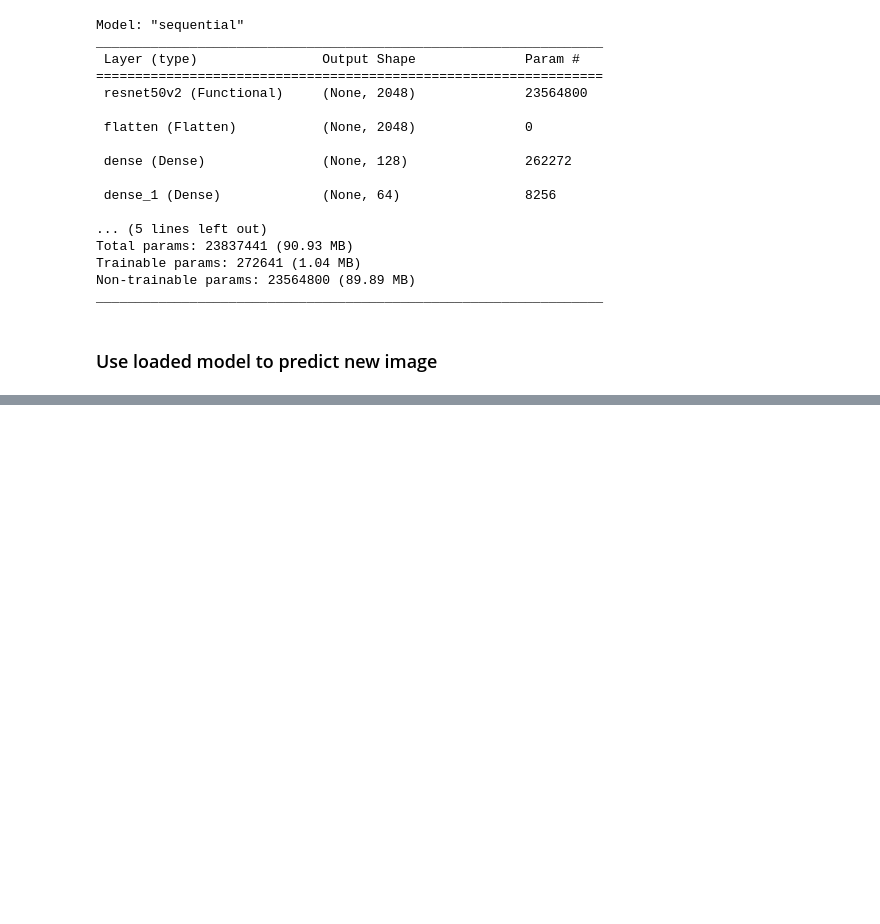
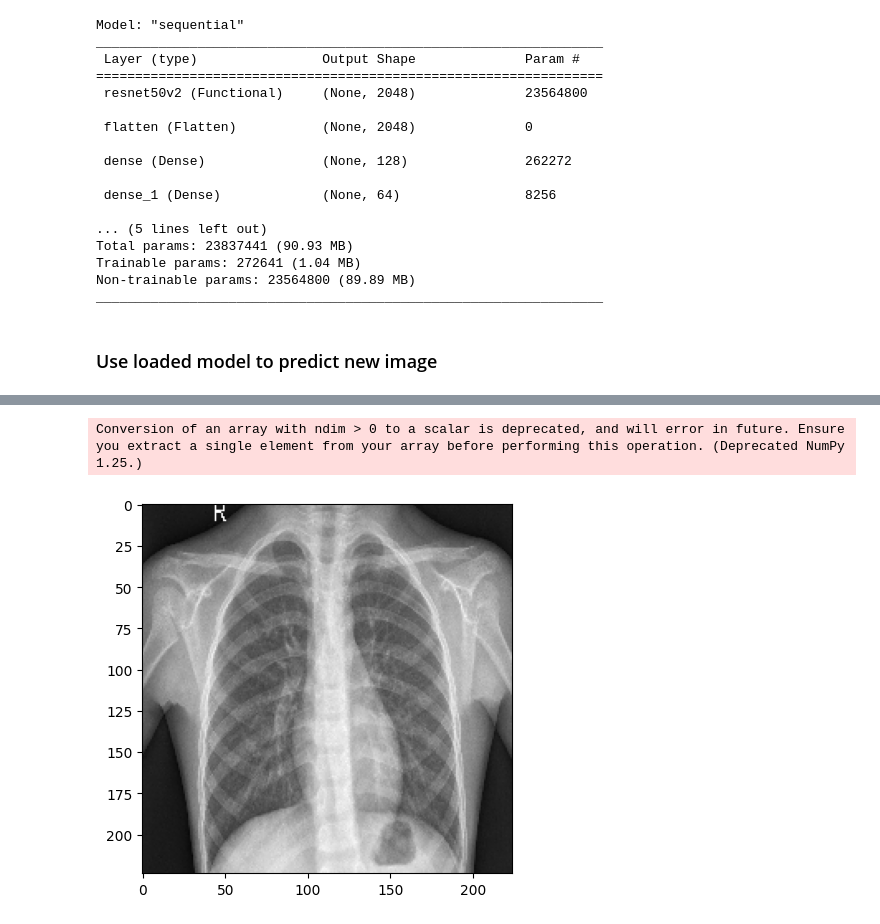
Before and after one commit to mayurd8862/Pneumonia-Detection-using-Transfer-Learning, a Jupyter notebook: final_pneumonia_model.ipynb, the cells around one changed output, grey strips where cells are left out. Drawn from its saved outputs; the diff is of its cells as text; code cells hidden in the pictures; blank space fills up the shorter version.

```diff
--- a/final_pneumonia_model.ipynb
+++ b/final_pneumonia_model.ipynb
@@ -384,7 +384,7 @@ def image_prediction(new_image_path):
     #test_image = np.reshape(test_image, (224, 224, 3))
     test_image = np.expand_dims(test_image, axis = 0)
     test_image = test_image / 255.0
-    model_loaded = tensorflow.keras.models.load_model("/content/drive/MyDrive/my_pneumonia_detection_model.h5")
+    model_loaded = tensorflow.keras.models.load_model("my_pneumonia_detection_model.h5")
     prediction = model_loaded.predict(test_image)
     test_image_for_plotting = image.load_img(new_image_path, target_size = (224, 224))
     plt.imshow(test_image_for_plotting)
@@ -394,3 +394,6 @@ def image_prediction(new_image_path):
     else:
         statistic = (1.0 - prediction[0]) * 100
         print("This image is %.3f percent %s" % (statistic, "N O R M A L"))
+# %%
+image_prediction("chest_xray/test/NORMAL/IM-0001-0001.jpeg")
+# %% [output]
@@ -396,0 +402,2 @@ def image_prediction(new_image_path):
+Conversion of an array with ndim > 0 to a scalar is deprecated, and will error in future. Ensure you extract a single element from your array before performing this operation. (Deprecated NumPy 1.25.)
+[figure, added]
```
Also changed, not shown: parts of 2 cells of this notebook, 1 other file.
